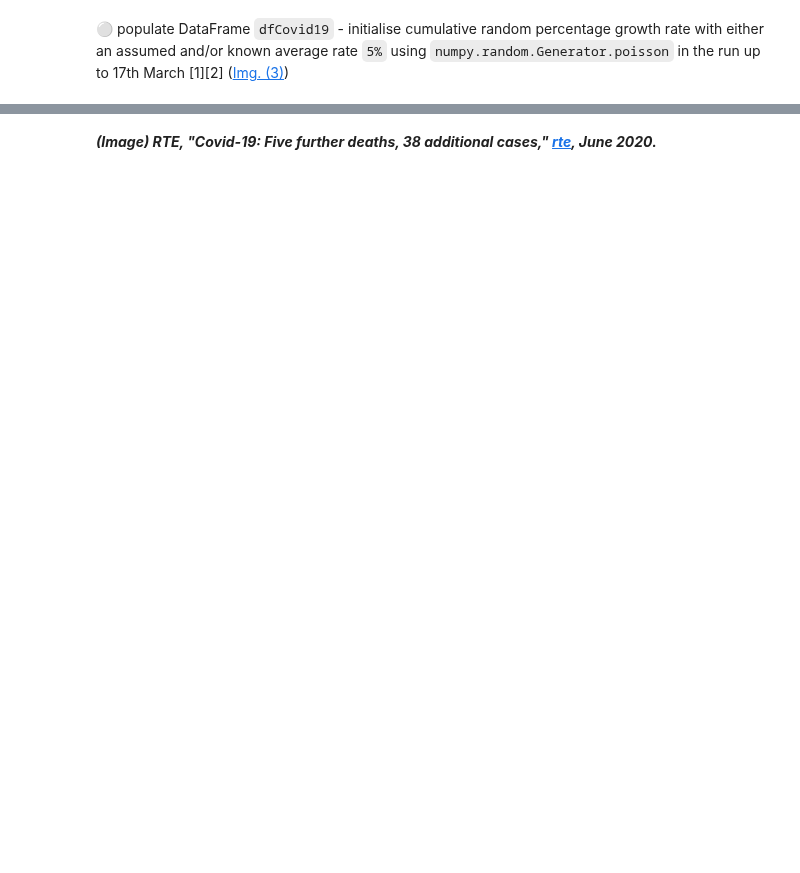
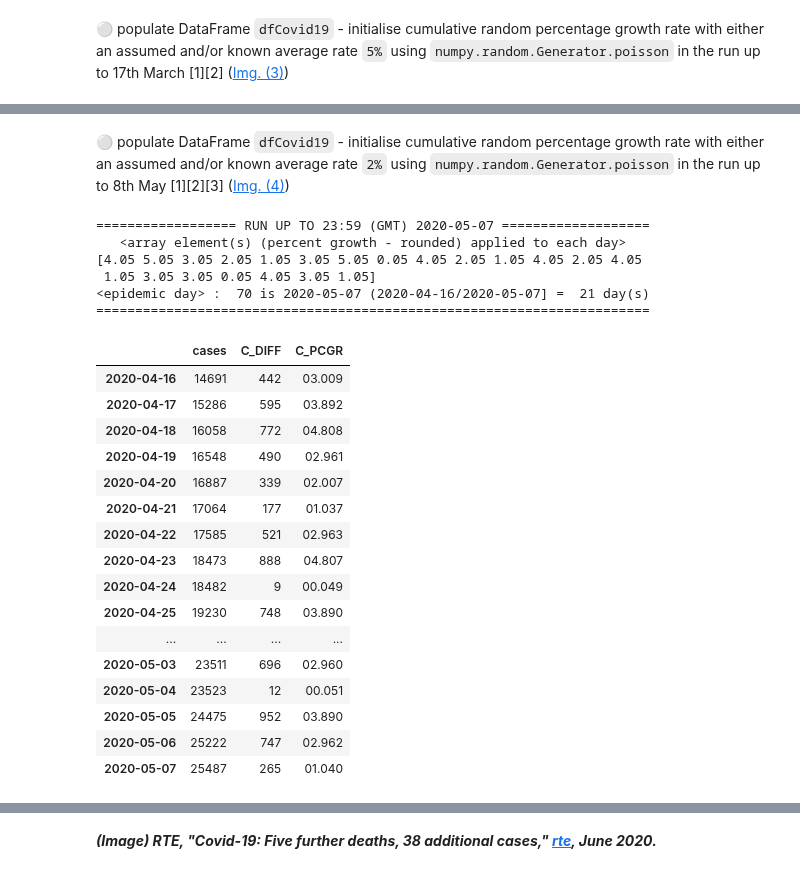
Before and after one commit to E6985/pda-numpy-random-simulation, a Jupyter notebook: Programming-for-Data-Analysis-Project-2020.ipynb, the cells around one changed output, grey strips where cells are left out. Saved outputs shown, nothing was run; the diff lists cells and outputs as text; code cells hidden in the pictures; blank space fills up the shorter version.

Commit message:
DUE: 6th January, 2021 (23:59) - (2020-02-28/05-07] cases - Research/Synthetic data completed.

```diff
--- a/Programming-for-Data-Analysis-Project-2020.ipynb
+++ b/Programming-for-Data-Analysis-Project-2020.ipynb
@@ -832,4 +815,39 @@ fStatus(dfCovid19,nFrom,nTo)[[nColumn,"C_DIFF","C_PCGR"]]
+# %% [markdown]
+&#x26AA; populate DataFrame ``dfCovid19`` - initialise cumulative random percentage growth rate with either an assumed and/or known average rate ``2%`` using ``numpy.random.Generator.poisson`` in the run up to 8th May [1][2][3] ([Img. (4)](https://github.com/E6985/pda-numpy-random-simulation/blob/main/img/04232020-cases-hospital-icu.png))
+
+<!--
+[1] P. Nolan (IEMAG), "LIVE at the daily coronavirus briefing as health officials give an update (07/05/2020)," [VirginMediaNews](https://web.archive.org/web/20201207124157if_/https://www.facebook.com/VirginMediaNews/videos/646196552888811), May 2020.
+
+[2] Department of Health, [Statement from the National Public Health Emergency Team - Thursday 7 May](https://web.archive.org/web/20201115150414/https://www.gov.ie/en/press-release/fe4551-statement-from-the-national-public-emergency-team-7-may), May 2020.
+
+[3] Anaconda (poisson), "numpy.random.Generator," Docstring, June 2020.
+-->
 # %%
-nFrom,nTo="2020-04-16","2020-04-30"
-fCovid19(nFrom,nTo,nColumn,np.random.default_rng().random())
-fEpidemicDay(dfCovid19,nTo); fStatus(dfCovid19,nFrom,nTo)
+nFrom,nTo="2020-04-16","2020-05-07"
+nCases=fCovid19(nFrom,nTo,nColumn,np.random.default_rng().poisson(2,size=21)+0.05)
+fEpidemicDay(dfCovid19,nTo)
+fStatus(dfCovid19,nFrom,nTo)[[nColumn,"C_DIFF","C_PCGR"]]
+# %% [output]
+================== RUN UP TO 23:59 (GMT) 2020-05-07 ===================
+   <array element(s) (percent growth - rounded) applied to each day>
+[4.05 5.05 3.05 2.05 1.05 3.05 5.05 0.05 4.05 2.05 1.05 4.05 2.05 4.05
+ 1.05 3.05 3.05 0.05 4.05 3.05 1.05]
+<epidemic day> :  70 is 2020-05-07 (2020-04-16/2020-05-07] =  21 day(s)
+=======================================================================
+|  | cases | C_DIFF | C_PCGR |
+| 2020-04-16 | 14691 | 442 | 03.009 |
+| 2020-04-17 | 15286 | 595 | 03.892 |
+| 2020-04-18 | 16058 | 772 | 04.808 |
+| 2020-04-19 | 16548 | 490 | 02.961 |
+| 2020-04-20 | 16887 | 339 | 02.007 |
+| 2020-04-21 | 17064 | 177 | 01.037 |
+| 2020-04-22 | 17585 | 521 | 02.963 |
+| 2020-04-23 | 18473 | 888 | 04.807 |
+| 2020-04-24 | 18482 | 9 | 00.049 |
+| 2020-04-25 | 19230 | 748 | 03.890 |
+| ... | ... | ... | ... |
+| 2020-05-03 | 23511 | 696 | 02.960 |
+| 2020-05-04 | 23523 | 12 | 00.051 |
+| 2020-05-05 | 24475 | 952 | 03.890 |
+| 2020-05-06 | 25222 | 747 | 02.962 |
+| 2020-05-07 | 25487 | 265 | 01.040 |
```
Also changed, not shown: parts of 26 cells of this notebook.
